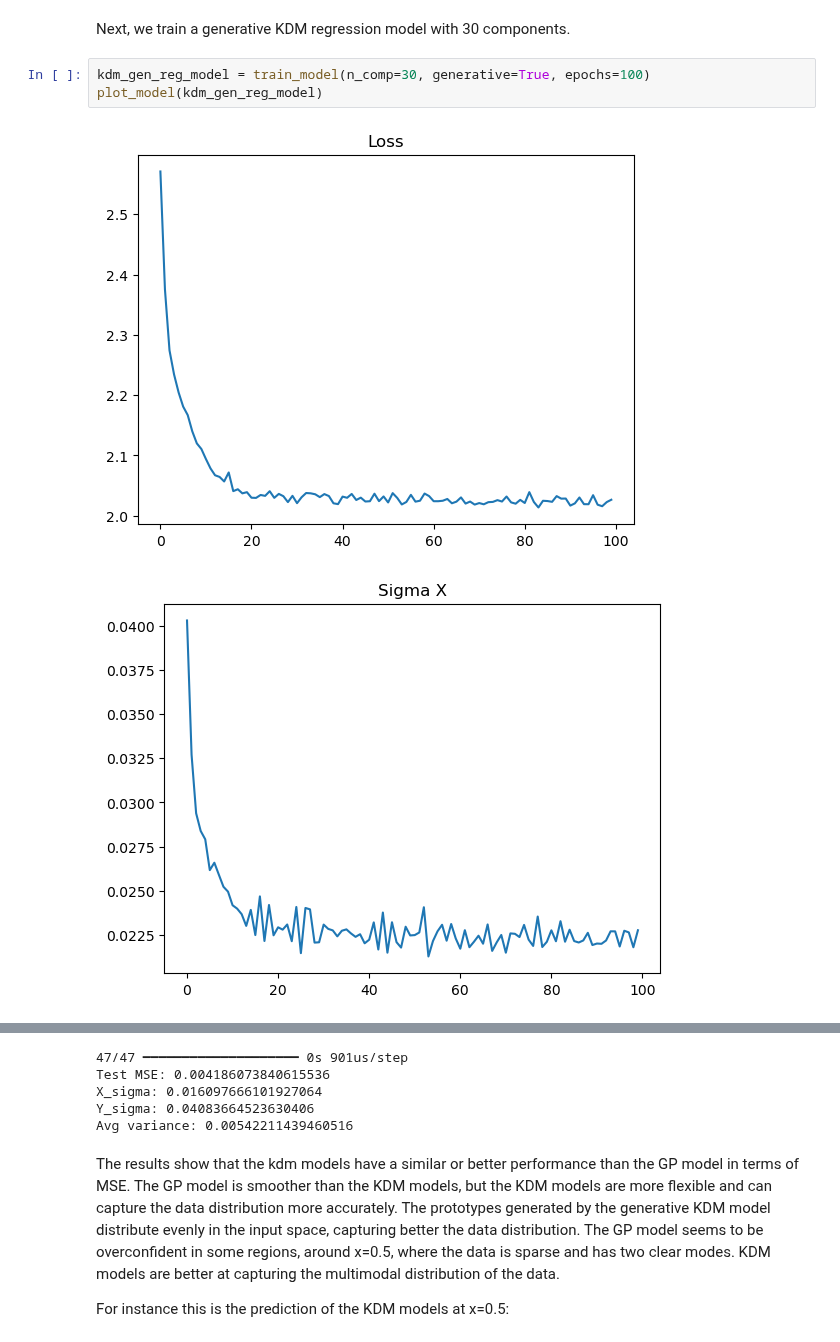
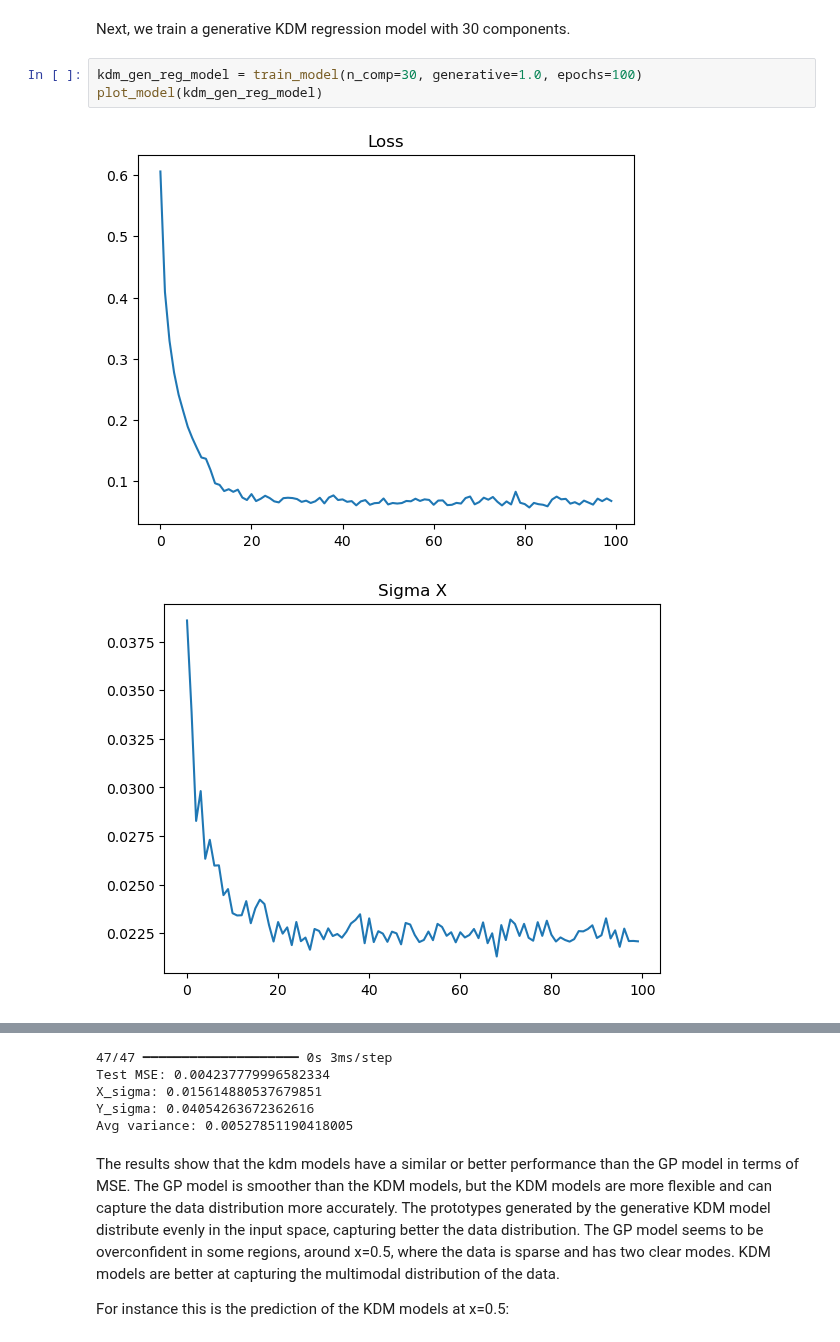
Before and after one commit to fagonzalezo/kdm, a Jupyter notebook: examples/kdm_regression.ipynb, the cells around one changed output, grey strips where cells are left out. Saved outputs shown, nothing was run; the diff lists cells and outputs as text.

```diff
--- a/examples/kdm_regression.ipynb
+++ b/examples/kdm_regression.ipynb
@@ -200,8 +198,8 @@ Avg variance: 0.005400007124990225
 # %% [markdown]
 Next, we train a generative KDM regression model with 30 components.
 # %%
-kdm_gen_reg_model = train_model(n_comp=30, generative=True, epochs=100)
+kdm_gen_reg_model = train_model(n_comp=30, generative=1.0, epochs=100)
 plot_model(kdm_gen_reg_model)
 # %% [output]
-[figure, old version]
+[figure, new version]
-[figure, old version]
+[figure, new version]
@@ -210,9 +208,9 @@ plot_model(kdm_gen_reg_model)
 [figure]
-47/47 ━━━━━━━━━━━━━━━━━━━━ 0s 901us/step
-Test MSE: 0.004186073840615536
-X_sigma: 0.016097666101927064
-Y_sigma: 0.04083664523630406
-Avg variance: 0.00542211439460516
+47/47 ━━━━━━━━━━━━━━━━━━━━ 0s 3ms/step
+Test MSE: 0.004237779996582334
+X_sigma: 0.015614880537679851
+Y_sigma: 0.04054263672362616
+Avg variance: 0.00527851190418005
 # %% [markdown]
 The results show that the kdm models have a similar or better performance than the GP model in terms of MSE. The GP model is smoother than the KDM models, but the KDM models are more flexible and can capture the data distribution more accurately. The prototypes generated by the generative KDM model distribute evenly in the input space, capturing better the data distribution. The GP model seems to be overconfident in some regions, around x=0.5, where the data is sparse and has two clear modes. KDM models are better at capturing the multimodal distribution of the data.
 
```
Also changed, not shown: parts of 4 cells of this notebook, 3 other files.
